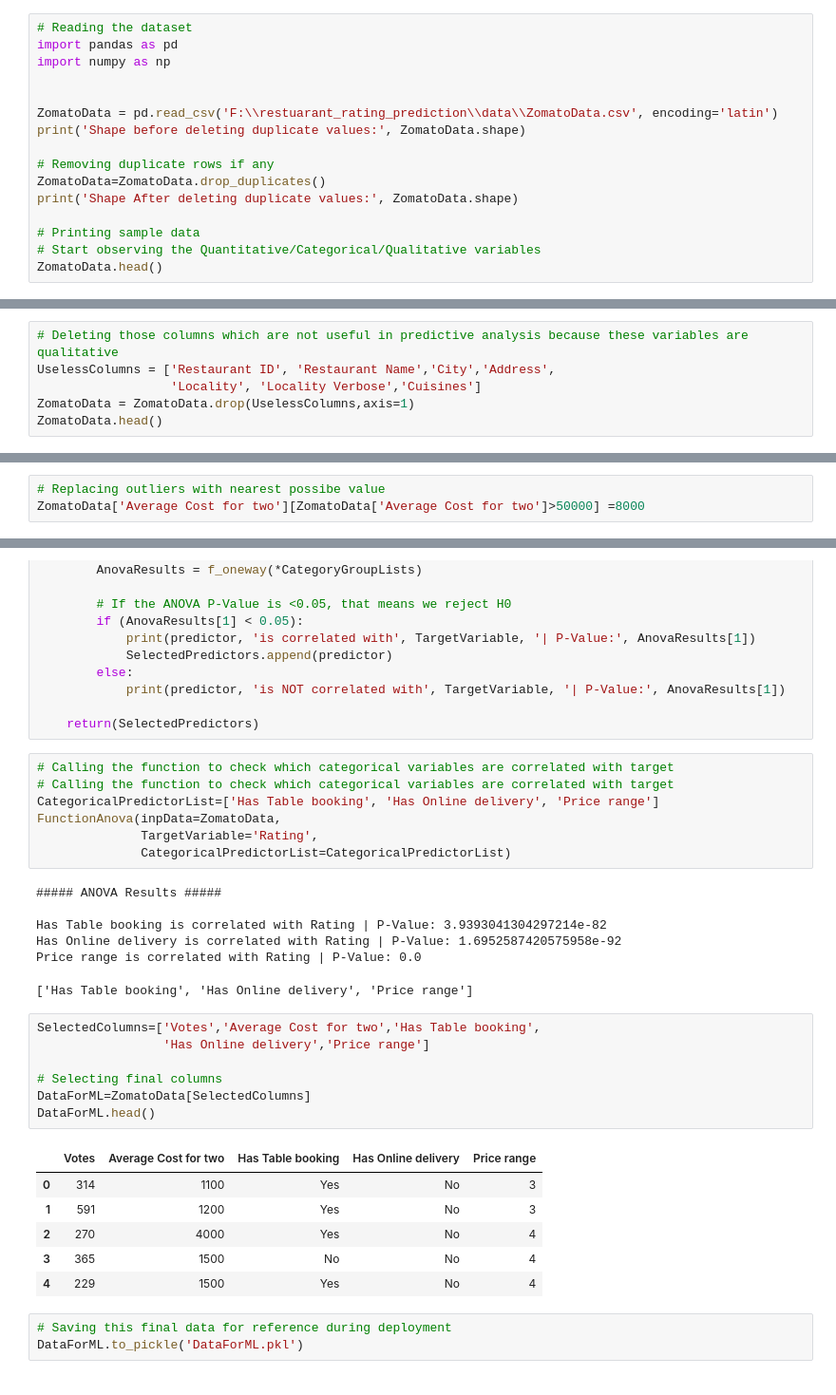
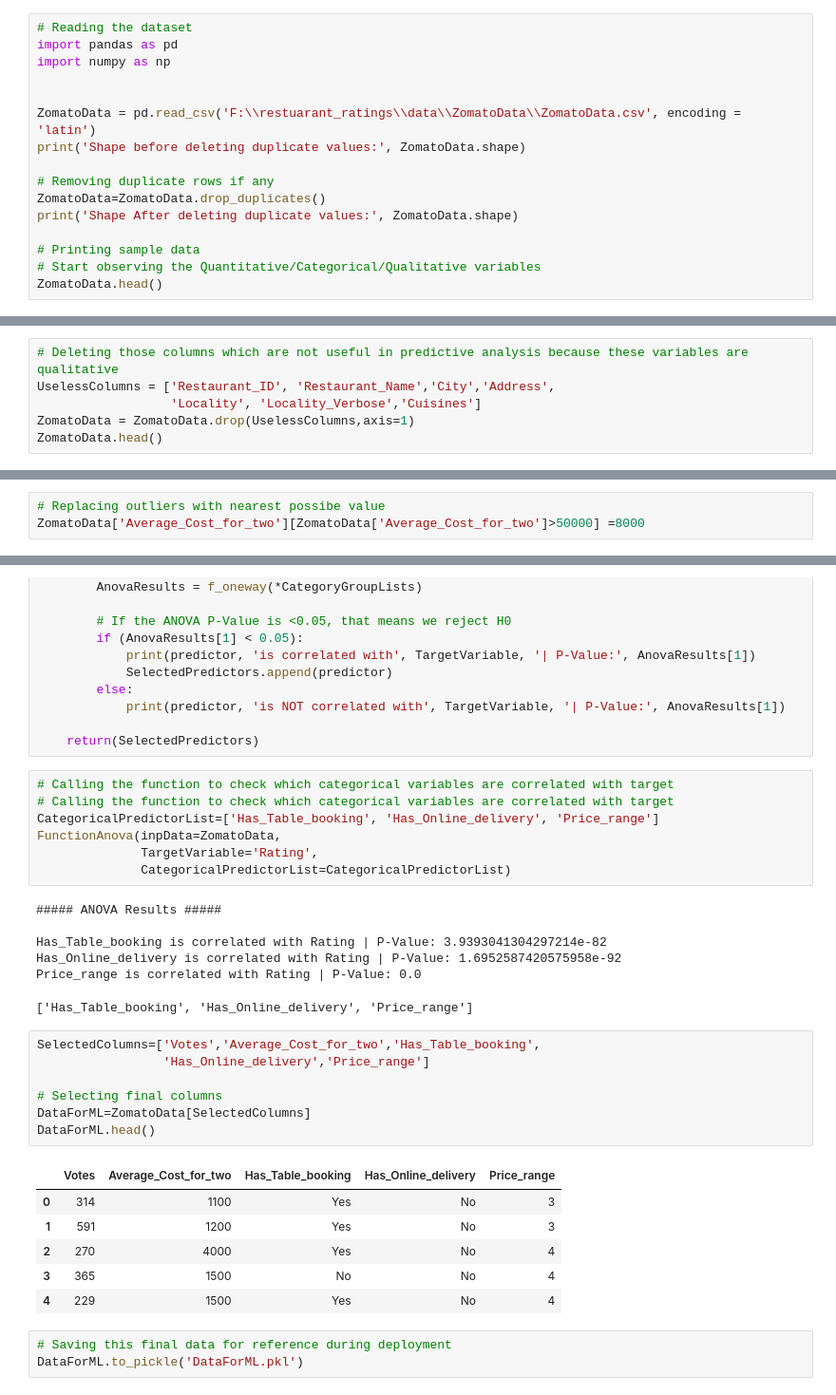
Before and after one commit to Adityashinde1/restuarant_ratings, a Jupyter notebook: notebook/restuarant_rating_prediction.ipynb, the cells around one changed output, grey strips where cells are left out. Shown: that part at 95% size. Cells and saved outputs as stored; diff of their text form.

```diff
--- a/notebook/restuarant_rating_prediction.ipynb
+++ b/notebook/restuarant_rating_prediction.ipynb
@@ -8,7 +8,7 @@ import pandas as pd
 import numpy as np
 
 
-ZomatoData = pd.read_csv('F:\\restuarant_rating_prediction\\data\\ZomatoData.csv', encoding='latin')
+ZomatoData = pd.read_csv('F:\\restuarant_ratings\\data\\ZomatoData\\ZomatoData.csv', encoding = 'latin')
 print('Shape before deleting duplicate values:', ZomatoData.shape)
 
 # Removing duplicate rows if any
@@ -129,8 +152,8 @@ ZomatoData.head()
 | 4 | 6314302 | Sambo Kojin | 162 | Mandaluyong City | Third Floor, Mega Atrium, SM Mega... | SM Megamall, Ortigas, Mandaluyong... | SM Megamall, Ortigas, Mandaluyong... | 121.057508 | ... |
 # %%
 # Deleting those columns which are not useful in predictive analysis because these variables are qualitative
-UselessColumns = ['Restaurant ID', 'Restaurant Name','City','Address',
-                  'Locality', 'Locality Verbose','Cuisines']
+UselessColumns = ['Restaurant_ID', 'Restaurant_Name','City','Address',
+                  'Locality', 'Locality_Verbose','Cuisines']
 ZomatoData = ZomatoData.drop(UselessColumns,axis=1)
 ZomatoData.head()
 # %% [output]
@@ -212,4 +235,4 @@ Name: Average Cost for two, Length: 9530, dtype: int64
 # %%
 # Replacing outliers with nearest possibe value
-ZomatoData['Average Cost for two'][ZomatoData['Average Cost for two']>50000] =8000
+ZomatoData['Average_Cost_for_two'][ZomatoData['Average_Cost_for_two']>50000] =8000
 # %%
@@ -307,26 +328,26 @@ def FunctionAnova(inpData, TargetVariable, CategoricalPredictorList):
 # %%
 # Calling the function to check which categorical variables are correlated with target
 # Calling the function to check which categorical variables are correlated with target
-CategoricalPredictorList=['Has Table booking', 'Has Online delivery', 'Price range']
+CategoricalPredictorList=['Has_Table_booking', 'Has_Online_delivery', 'Price_range']
 FunctionAnova(inpData=ZomatoData,
               TargetVariable='Rating',
               CategoricalPredictorList=CategoricalPredictorList)
 # %% [output]
 ##### ANOVA Results #####
 
-Has Table booking is correlated with Rating | P-Value: 3.9393041304297214e-82
-Has Online delivery is correlated with Rating | P-Value: 1.6952587420575958e-92
-Price range is correlated with Rating | P-Value: 0.0
+Has_Table_booking is correlated with Rating | P-Value: 3.9393041304297214e-82
+Has_Online_delivery is correlated with Rating | P-Value: 1.6952587420575958e-92
+Price_range is correlated with Rating | P-Value: 0.0
-['Has Table booking', 'Has Online delivery', 'Price range']
+['Has_Table_booking', 'Has_Online_delivery', 'Price_range']
 # %%
-SelectedColumns=['Votes','Average Cost for two','Has Table booking',
-                 'Has Online delivery','Price range']
+SelectedColumns=['Votes','Average_Cost_for_two','Has_Table_booking',
+                 'Has_Online_delivery','Price_range']
 
 # Selecting final columns
 DataForML=ZomatoData[SelectedColumns]
 DataForML.head()
 # %% [output]
-|  | Votes | Average Cost for two | Has Table booking | Has Online delivery | Price range |
+|  | Votes | Average_Cost_for_two | Has_Table_booking | Has_Online_delivery | Price_range |
 | 0 | 314 | 1100 | Yes | No | 3 |
 | 1 | 591 | 1200 | Yes | No | 3 |
 | 2 | 270 | 4000 | Yes | No | 4 |
```
Also changed, not shown: parts of 22 cells of this notebook, 4 other files.
